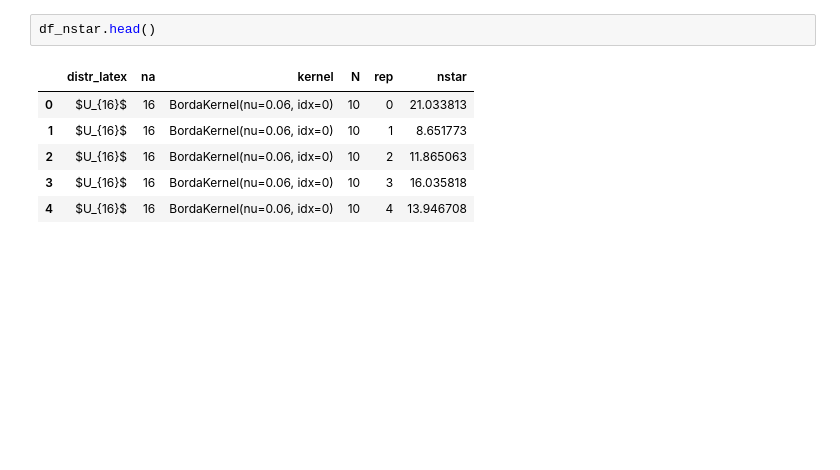
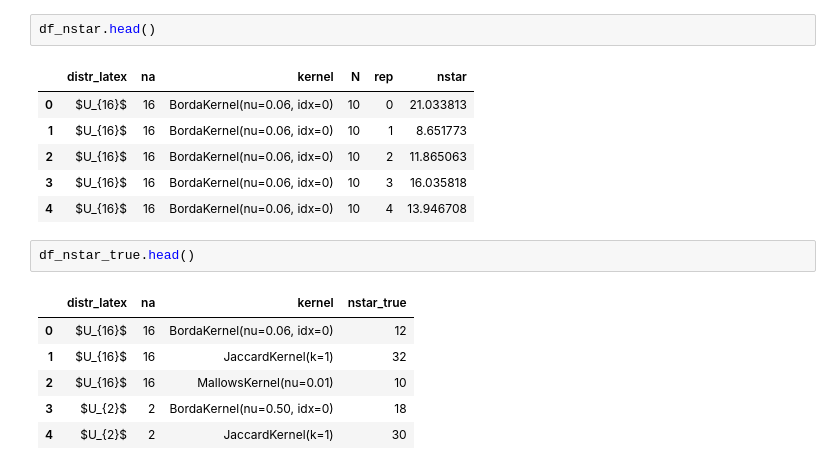
Before and after one commit to DrCohomology/genexpy, a Jupyter notebook: demos/synthetic_data/nstar_estimation/nstar_estimation.ipynb, the cells around one changed output. Drawn from its saved outputs; the diff is of its cells as text; blank space fills up the shorter version.

```diff
--- a/demos/synthetic_data/nstar_estimation/nstar_estimation.ipynb
+++ b/demos/synthetic_data/nstar_estimation/nstar_estimation.ipynb
@@ -216,3 +188,12 @@ df_nstar.head()
 | 2 | $U_{16}$ | 16 | BordaKernel(nu=0.06, idx=0) | 10 | 2 | 11.865063 |
 | 3 | $U_{16}$ | 16 | BordaKernel(nu=0.06, idx=0) | 10 | 3 | 16.035818 |
 | 4 | $U_{16}$ | 16 | BordaKernel(nu=0.06, idx=0) | 10 | 4 | 13.946708 |
+# %%
+df_nstar_true.head()
+# %% [output]
+|  | distr_latex | na | kernel | nstar_true |
+| 0 | $U_{16}$ | 16 | BordaKernel(nu=0.06, idx=0) | 12 |
+| 1 | $U_{16}$ | 16 | JaccardKernel(k=1) | 32 |
+| 2 | $U_{16}$ | 16 | MallowsKernel(nu=0.01) | 10 |
+| 3 | $U_{2}$ | 2 | BordaKernel(nu=0.50, idx=0) | 18 |
+| 4 | $U_{2}$ | 2 | JaccardKernel(k=1) | 30 |
```
Also changed, not shown: parts of 11 cells of this notebook, 7 other files.
